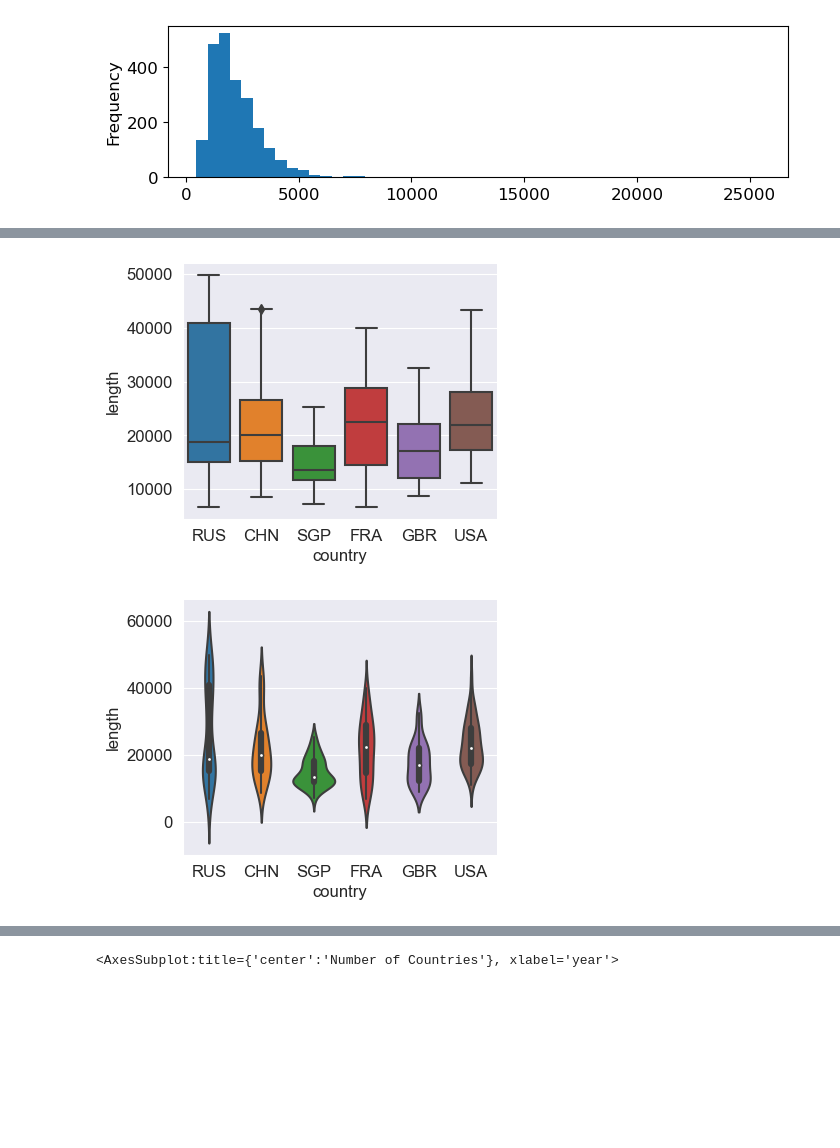
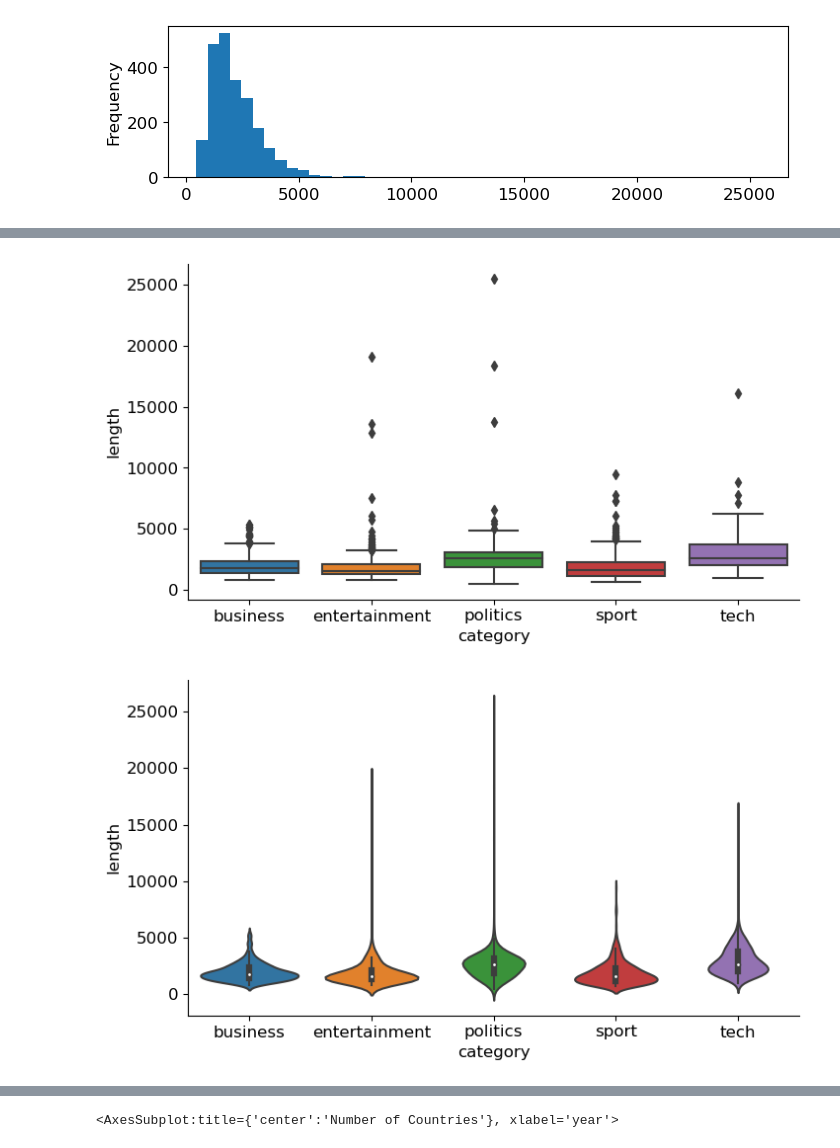
Before and after one commit to furyhawk/text_summarization, a Jupyter notebook: notebooks/explore_bbc_dataset.ipynb, the cells around one changed output, grey strips where cells are left out. Saved outputs shown, nothing was run; the diff lists cells and outputs as text; code cells hidden in the pictures; blank space fills up the shorter version.

```diff
--- a/notebooks/explore_bbc_dataset.ipynb
+++ b/notebooks/explore_bbc_dataset.ipynb
@@ -49,7 +49,8 @@ def loadDataset(root_path):
             f"{root_path}/News Articles/{type_of_article}"))
 
         print(f'"Reading {type_of_article} articles"')
-        dataframe = pd.DataFrame(columns=['title', 'article', 'summary'])
+        dataframe = pd.DataFrame(
+            columns=['title', 'article', 'summary', 'category'])
 
         for i in tqdm(range(num_of_article)):
             with open(f'{root_path}/News Articles/{type_of_article}/{(i+1):03d}.txt', 'r', encoding="utf8", errors='ignore') as f:
@@ -58,7 +59,7 @@ def loadDataset(root_path):
                 summary = f.read()
 
             dataframe.loc[i] = [article[0], article[2].replace(
-                '\n', ' ').replace('\r', ''), summary]
+                '\n', ' ').replace('\r', ''), summary, type_of_article]
 
         df = df.append(dataframe, ignore_index=True)
 
@@ -71,7 +72,3 @@ if os.path.isfile(fname):
 else:
     df = loadDataset(root_path)
     df.to_csv(fname, index=False)
-# %%
-df['length'] = df['article'].str.len()
-
-df.describe().T
@@ -80,0 +78,7 @@ df.describe().T
+# %%
+df['article_length'] = df['article'].str.len()
+df['headline_length'] = df['title'].str.len()
+df['summary_length'] = df['summary'].str.len()
+df['summary_ratio'] = df['summary'].str.len() / df['article'].str.len()
+
+df.describe().T
@@ -116,11 +163,12 @@ sns.distplot(df['length'], bins=30, kde=True);
 # %%
-where = df['country'].isin(['USA', 'FRA', 'GBR', 'CHN', 'RUS', 'SGP'])
-g = sns.catplot(data=df[where], x="country", y="length", kind='box')
-g.fig.set_size_inches(4, 3) ###
-g.fig.set_dpi(100) ###
-g = sns.catplot(data=df[where], x="country", y="length", kind='violin')
-g.fig.set_size_inches(4, 3) ###
-g.fig.set_dpi(100) ###
+where = df['category'].isin(
+    ['business', 'entertainment', 'politics', 'sport', 'tech'])
+g = sns.catplot(data=df[where], x="category", y="length", kind='box')
+g.fig.set_size_inches(8, 4)
+g.fig.set_dpi(100)
+g = sns.catplot(data=df[where], x="category", y="length", kind='violin')
+g.fig.set_size_inches(8, 4)
+g.fig.set_dpi(100)
 # %% [output]
-[figure, old version]
+[figure, new version]
-[figure, old version]
+[figure, new version]
```
Also changed, not shown: parts of 18 cells of this notebook, 4 other files.
